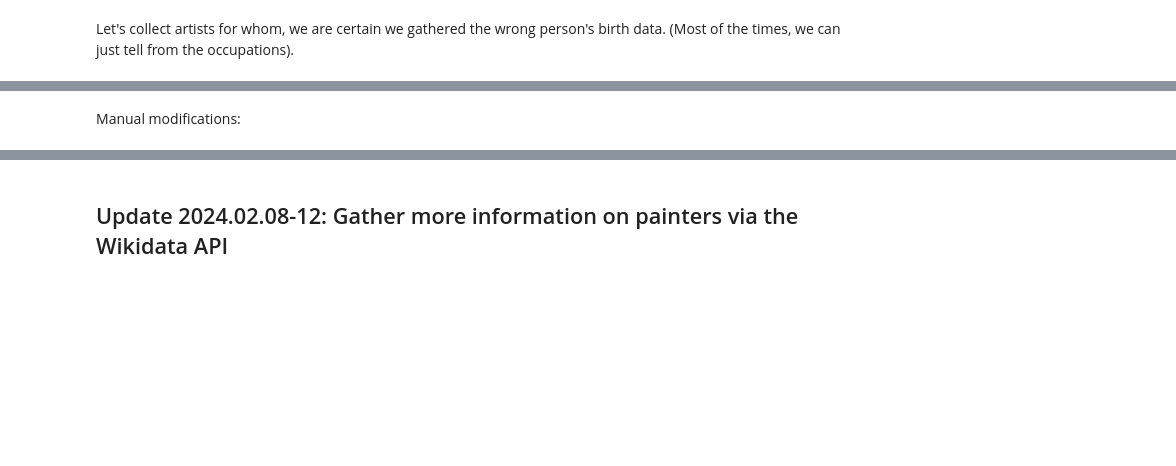
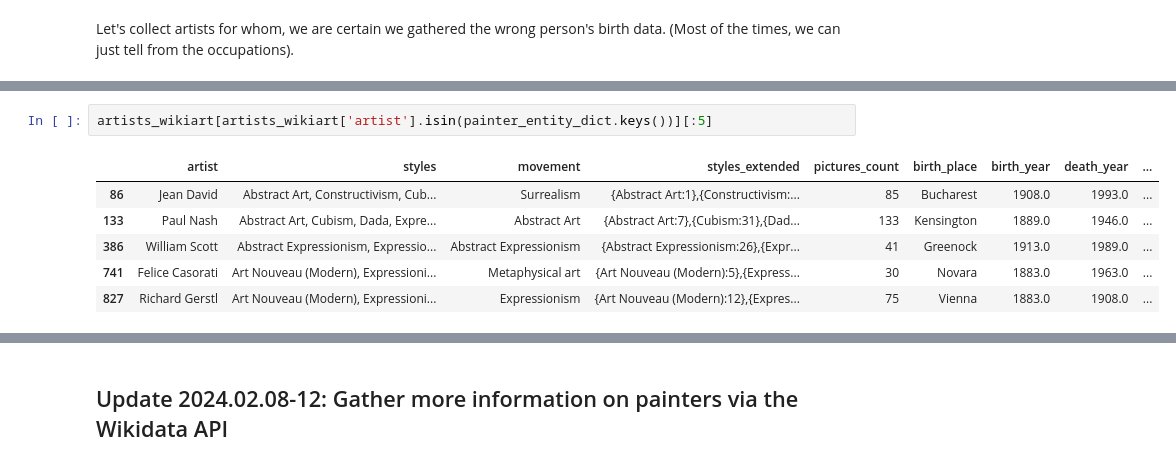
Before and after one commit to me9hanics/PainterPalette, a Jupyter notebook: wikiart_updates.ipynb, the cells around one changed output, grey strips where cells are left out. Cells and saved outputs as stored; diff of their text form; blank space fills up the shorter version.

```diff
--- a/wikiart_updates.ipynb
+++ b/wikiart_updates.ipynb
@@ -162,2 +214,9 @@ painter_entity_dict = {
-# %% [markdown]
-Manual modifications:
+# %%
+artists_wikiart[artists_wikiart['artist'].isin(painter_entity_dict.keys())][:5]
+# %% [output]
+|  | artist | styles | movement | styles_extended | pictures_count | birth_place | birth_year | death_year | ... |
+| 86 | Jean David | Abstract Art, Constructivism, Cub... | Surrealism | {Abstract Art:1},{Constructivism:... | 85 | Bucharest | 1908.0 | 1993.0 | ... |
+| 133 | Paul Nash | Abstract Art, Cubism, Dada, Expre... | Abstract Art | {Abstract Art:7},{Cubism:31},{Dad... | 133 | Kensington | 1889.0 | 1946.0 | ... |
+| 386 | William Scott | Abstract Expressionism, Expressio... | Abstract Expressionism | {Abstract Expressionism:26},{Expr... | 41 | Greenock | 1913.0 | 1989.0 | ... |
+| 741 | Felice Casorati | Art Nouveau (Modern), Expressioni... | Metaphysical art | {Art Nouveau (Modern):5},{Express... | 30 | Novara | 1883.0 | 1963.0 | ... |
+| 827 | Richard Gerstl | Art Nouveau (Modern), Expressioni... | Expressionism | {Art Nouveau (Modern):12},{Expres... | 75 | Vienna | 1883.0 | 1908.0 | ... |
```
Also changed, not shown: parts of 10 cells of this notebook.
